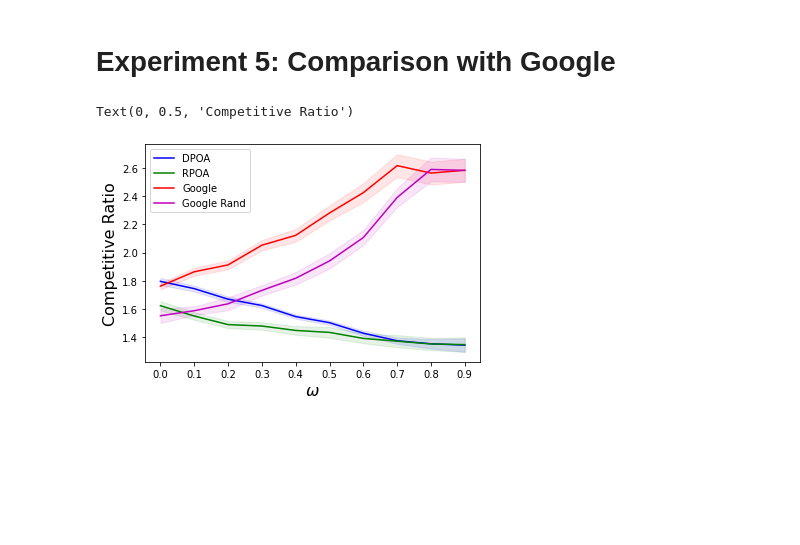
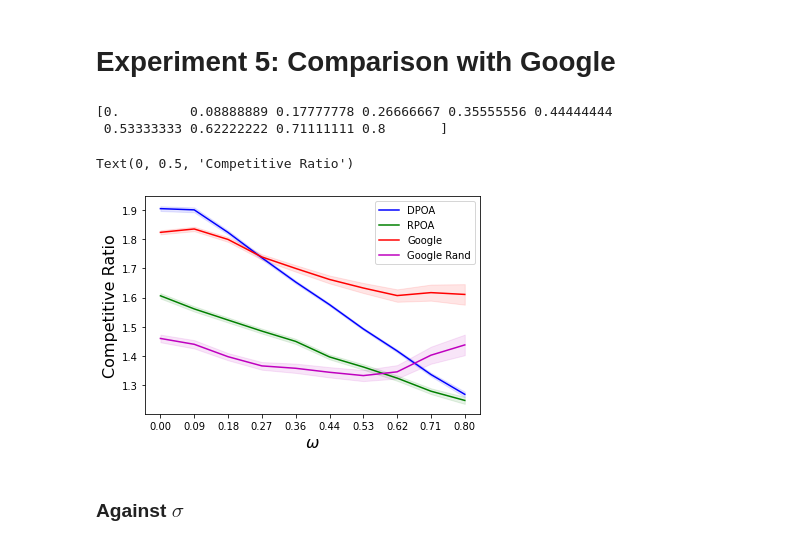
Before and after one commit to majid-khonji/rent-or-buy, a Jupyter notebook: test.ipynb, the cells around one changed output. Saved outputs shown, nothing was run; the diff lists cells and outputs as text; code cells hidden in the pictures; blank space fills up the shorter version.

```diff
--- a/test.ipynb
+++ b/test.ipynb
@@ -344,17 +347,16 @@ plt.legend(loc='upper right')
 # Experiment 4: MOLPA
 # %%
 reload(i); reload(a)
-w=0.1
 epsilon = .05
 # B = .5
 # theta = 2 * np.log(12 * B ** 2 / epsilon)
 # K = int(np.ceil(12 * B ** 2 * theta / epsilon**2))
 # print("Theoretical bound: k >=", K)
-K = 5000
+K = 1000
 S = 5
 repeat = 30
 
-k_list = np.linspace(10,K,20, dtype=int)
+k_list = np.linspace(100,K,10, dtype=int)
 
 
 sol_vals = np.zeros((len(k_list), repeat))
@@ -426,31 +428,36 @@ plt.xticks(rotation=45);
 [figure]
 # %% [markdown]
 # Experiment 5: Comparison with Google
+# %%
+reload(a); reload(a_g); reload(i)
+B = 10
+w_list = np.linspace(0,0.8,10)
+print(w_list)
+repeat = 5000
+std = 50
+
+alg_ratio = np.zeros((len(w_list), repeat))
+rand_ratio = np.zeros((len(w_list), repeat))
+google_ratio = np.zeros((len(w_list), repeat))
+google_r_ratio = np.zeros((len(w_list), repeat))
+
+for idx,w in enumerate(w_list):
+    for j in np.arange(repeat):
+        ins = i.Instance(B=B, time_dependant=True, predictor_std= std)
+        alg = a.DPOA(ins, w=w)
+        rand = a.RPOA(ins, w=w)
+        google =a_g.DPOA_google(ins,w)
+        g_rand = a_g.RPOA_google(ins,w)
+        opt = a.OPT(ins)
+
+        alg_ratio[idx, j] = alg/opt
+        rand_ratio[idx,j] = rand/opt
+        google_ratio[idx, j] = google/opt
+        google_r_ratio[idx, j] = g_rand/opt
+# %% [output]
+[0.         0.08888889 0.17777778 0.26666667 0.35555556 0.44444444
+ 0.53333333 0.62222222 0.71111111 0.8       ]
 # %%
-reload(a); reload(a_g); reload(i)
-B = 20
-w_list = np.arange(0,1,.1)
-repeat = 1000
-alg_ratio = np.zeros((len(w_list), repeat))
-rand_ratio = np.zeros((len(w_list), repeat))
-google_ratio = np.zeros((len(w_list), repeat))
-google_r_ratio = np.zeros((len(w_list), repeat))
-
-for idx,w in enumerate(w_list):
-    for j in np.arange(repeat):
-        ins = i.Instance(B=B, predictor_std=10)
-        alg = a.DPOA(ins, w=w)
-        rand = a.RPOA(ins, w=w)
-        google =a_g.DPOA_google(ins,w)
-        g_rand = a_g.RPOA_google(ins,w)
-        opt = a.OPT(ins)
-
-        alg_ratio[idx, j] = alg/opt
-        rand_ratio[idx,j] = rand/opt
-        google_ratio[idx, j] = google/opt
-        google_r_ratio[idx, j] = g_rand/opt
-
-
 avg_ratio = np.mean(alg_ratio, axis=1)
 ci = 1.96 * np.std(alg_ratio,axis=1)/np.sqrt(repeat)
 avg_r_ratio = np.mean(rand_ratio, axis=1)
@@ -459,33 +466,35 @@ avg_ratio_g = np.mean(google_ratio, axis=1)
 ci_g = 1.96 * np.std(google_ratio,axis=1)/np.sqrt(repeat)
 avg_ratio_gr = np.mean(google_r_ratio, axis=1)
 ci_gr = 1.96 * np.std(google_r_ratio,axis=1)/np.sqrt(repeat)
 
 plt.clf()
 # plt.boxplot(alg_ratio.transpose(), "DPOA")
 # plt.boxplot(google_ratio.transpose(), "Google");
 
 positions = np.arange(1, len(w_list)+1)
 
 plt.plot(positions, avg_ratio, label="DPOA", color='b')
 plt.fill_between(positions, (avg_ratio-ci), (avg_ratio+ci), color='b', alpha=.1)
 
 plt.plot(positions, avg_r_ratio, label="RPOA", color='g')
 plt.fill_between(positions, (avg_r_ratio-ci_r), (avg_r_ratio+ci_r), color='g', alpha=.1)
 
 
 plt.plot(positions, avg_ratio_g, label="Google", color='r')
 plt.fill_between(positions, (avg_ratio_g-ci_g), (avg_ratio_g+ci_g), color='r', alpha=.1)
 
 plt.plot(positions, avg_ratio_gr, label="Google Rand", color='m')
 plt.fill_between(positions, (avg_ratio_gr-ci_gr), (avg_ratio_gr+ci_gr), color='m', alpha=.1)
 
 
-formated_list = ['%.1f' % elem for elem in w_list ]
+formated_list = ['%.2f' % elem for elem in w_list ]
 plt.xticks(positions, formated_list);
 
-plt.legend(loc='upper left')
+plt.legend(loc='upper right')
 plt.xlabel("$\omega$", fontsize=16)
 plt.ylabel("Competitive Ratio", fontsize=16)
 # %% [output]
 Text(0, 0.5, 'Competitive Ratio')
-[figure, old version]
+[figure, new version]
+# %% [markdown]
+### Against $\sigma$
```
Also changed, not shown: parts of 10 cells of this notebook, 2 other files.
